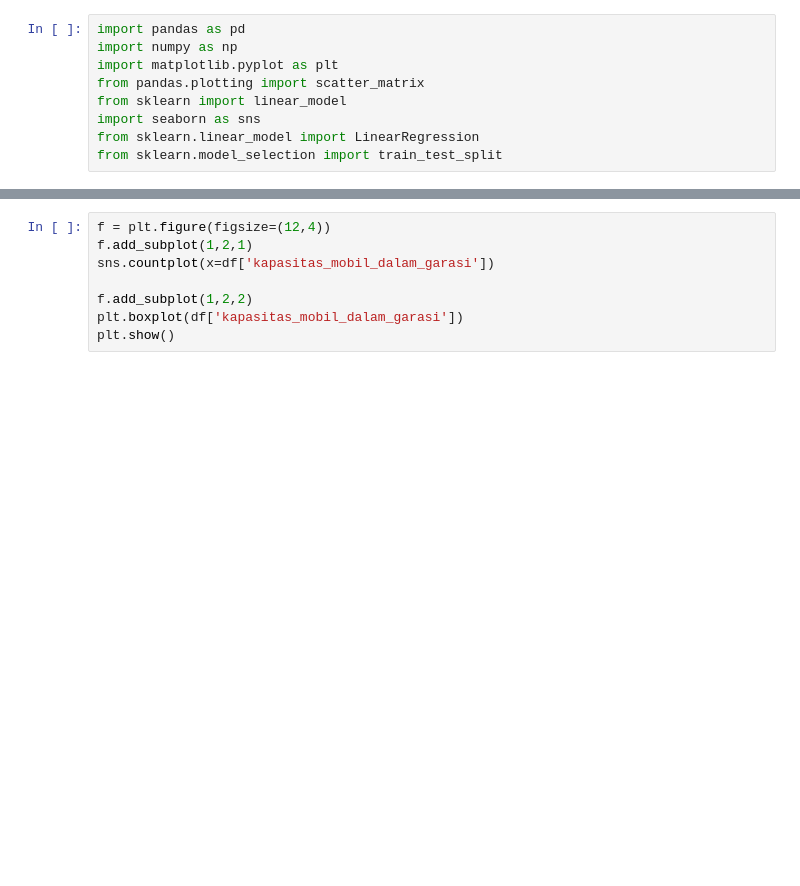
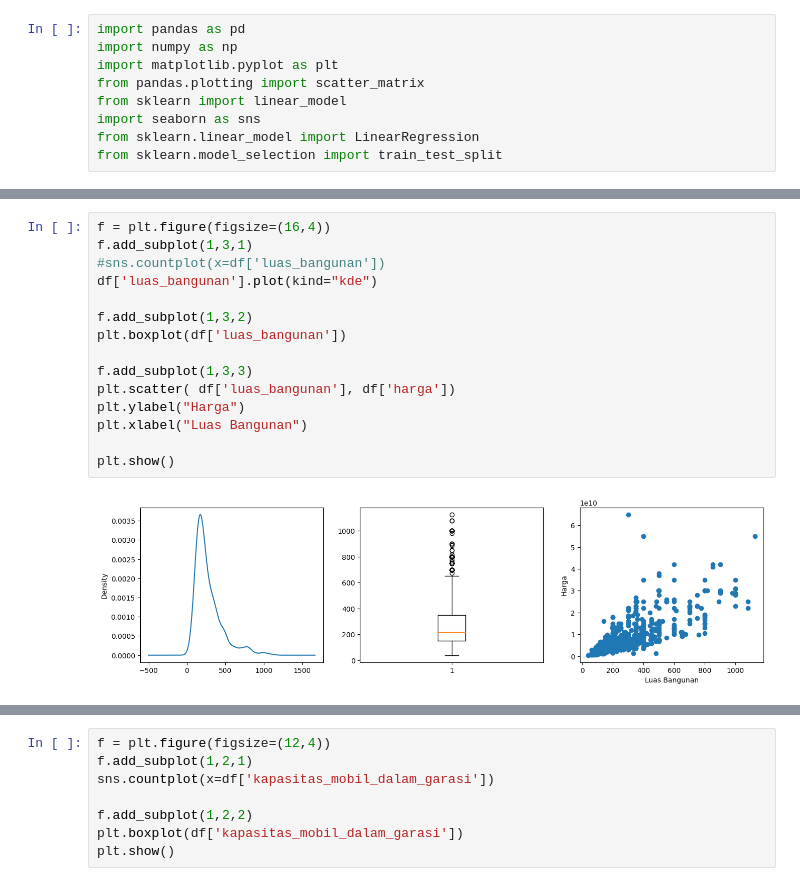
Before and after one commit to nafalabi/dwbi_linear_regression, a Jupyter notebook: regresi_linier.ipynb, the cells around one changed output, grey strips where cells are left out. Saved outputs shown, nothing was run; the diff lists cells and outputs as text; blank space fills up the shorter version.

```diff
--- a/regresi_linier.ipynb
+++ b/regresi_linier.ipynb
@@ -55,0 +74,17 @@ dtype: int64
+# %%
+f = plt.figure(figsize=(16,4))
+f.add_subplot(1,3,1)
+#sns.countplot(x=df['luas_bangunan'])
+df['luas_bangunan'].plot(kind="kde")
+
+f.add_subplot(1,3,2)
+plt.boxplot(df['luas_bangunan'])
+
+f.add_subplot(1,3,3)
+plt.scatter( df['luas_bangunan'], df['harga'])
+plt.ylabel("Harga")
+plt.xlabel("Luas Bangunan")
+
+plt.show()
+# %% [output]
+[figure, added]
```
Also changed, not shown: parts of 41 cells of this notebook.
